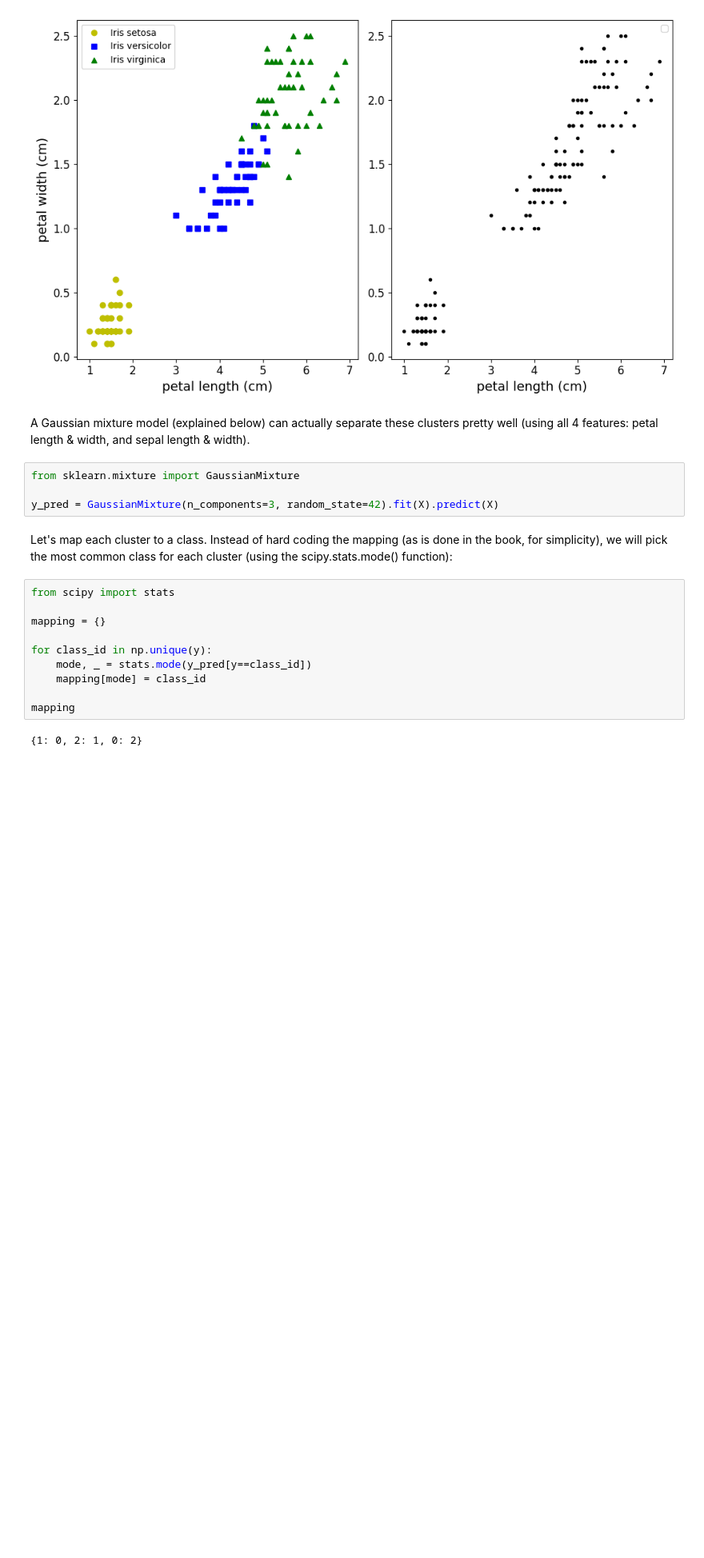
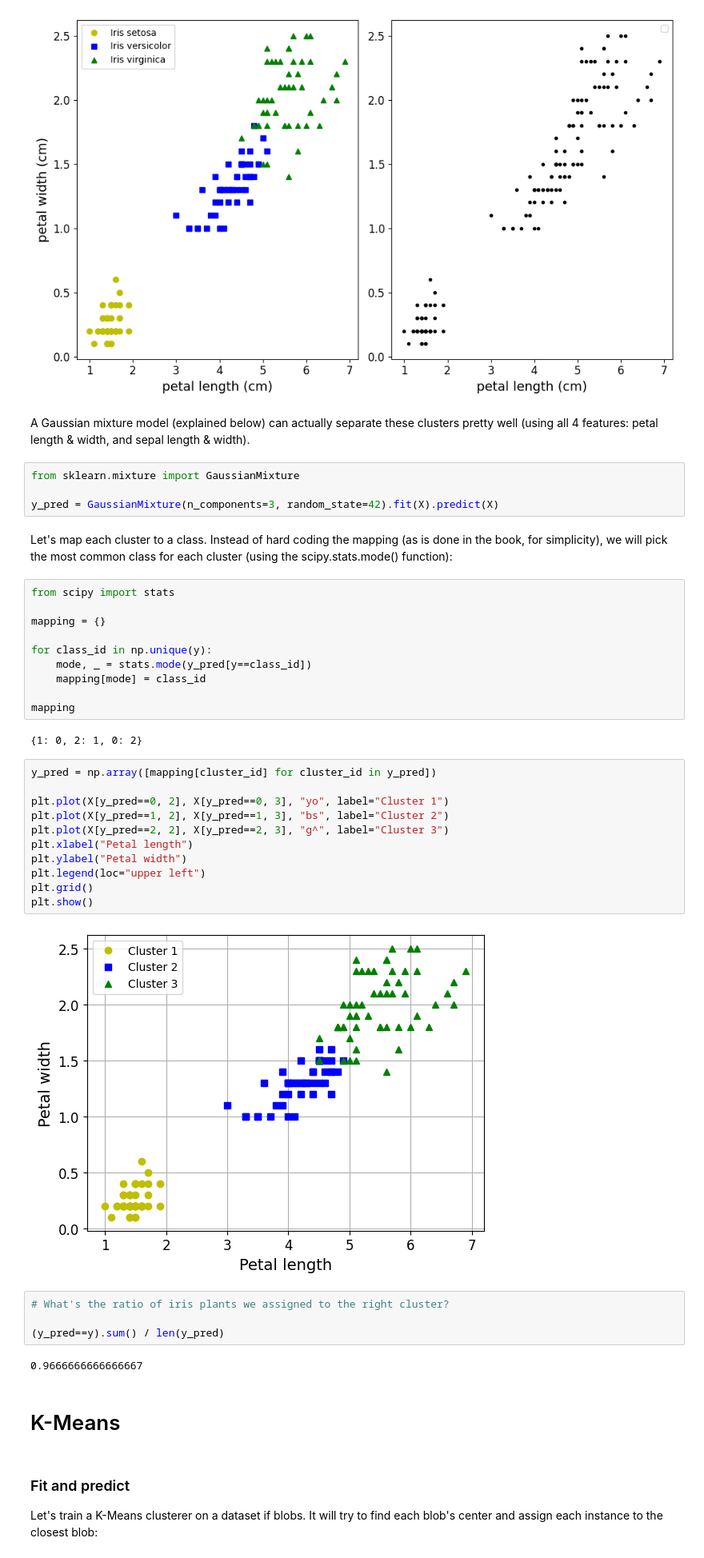
Before and after one commit to Pavan-jangid-here/Learning, a Jupyter notebook: Machine Learning (ML)/8. Unsupervised Learning.ipynb, the cells around one changed output. Shown at 80% size. Drawn from its saved outputs; the diff is of its cells as text; blank space fills up the shorter version.

Commit message:
started with k means clustering

```diff
--- a/Machine Learning (ML)/8. Unsupervised Learning.ipynb
+++ b/Machine Learning (ML)/8. Unsupervised Learning.ipynb
@@ -93,3 +93,28 @@ for class_id in np.unique(y):
 mapping
 # %% [output]
 {1: 0, 2: 1, 0: 2}
+# %%
+y_pred = np.array([mapping[cluster_id] for cluster_id in y_pred])
+
+plt.plot(X[y_pred==0, 2], X[y_pred==0, 3], "yo", label="Cluster 1")
+plt.plot(X[y_pred==1, 2], X[y_pred==1, 3], "bs", label="Cluster 2")
+plt.plot(X[y_pred==2, 2], X[y_pred==2, 3], "g^", label="Cluster 3")
+plt.xlabel("Petal length")
+plt.ylabel("Petal width")
+plt.legend(loc="upper left")
+plt.grid()
+plt.show()
+# %% [output]
+[figure, added]
+# %%
+# What's the ratio of iris plants we assigned to the right cluster?
+
+(y_pred==y).sum() / len(y_pred)
+# %% [output]
+0.9666666666666667
+# %% [markdown]
+# K-Means
+# %% [markdown]
+### Fit and predict
+
+Let's train a K-Means clusterer on a dataset if blobs. It will try to find each blob's center and assign each instance to the closest blob:
```
Also changed, not shown: parts of 15 cells of this notebook, 2 other files.
